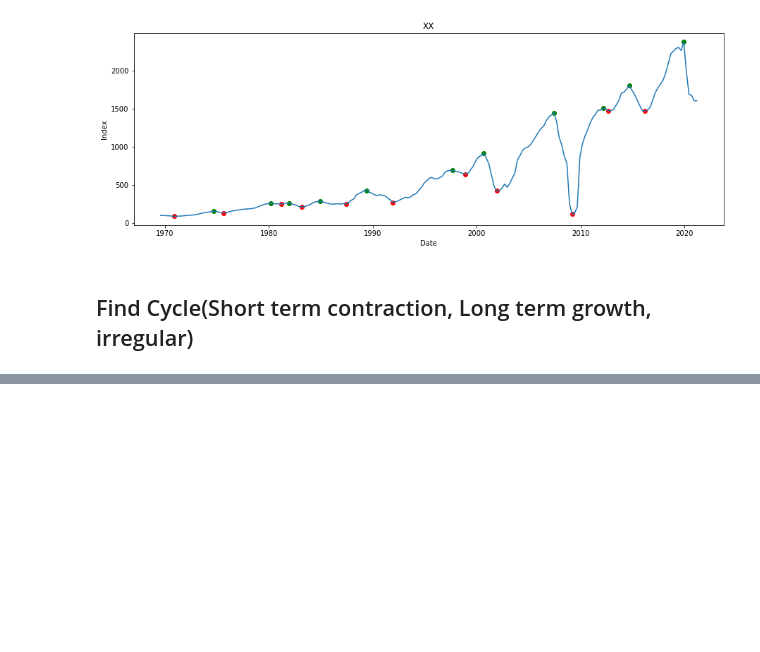
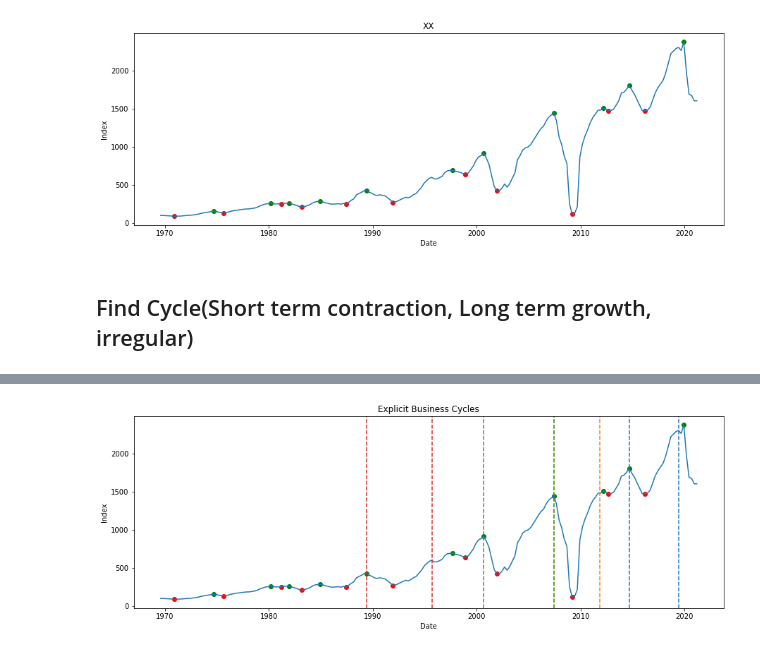
Before and after one commit to chenxd2/DSI-KPMG-Capstone, a Jupyter notebook: Target Variable Visualization.ipynb, the cells around one changed output, grey strips where cells are left out. Drawn from its saved outputs; the diff is of its cells as text; code cells hidden in the pictures; blank space fills up the shorter version.

```diff
--- a/Target Variable Visualization.ipynb
+++ b/Target Variable Visualization.ipynb
@@ -87,0 +67,6 @@ cycles.loc[cycles['doc'] >= 0.05]
+# %%
+cycles = detect_cycles(df['SP500-Index'] )
+
+# filter out distictive business cycle, depth >= 0.025
+cycles_deep = cycles.loc[cycles['doc'] >= 0.025]
+cycles_deep
@@ -87,0 +79,23 @@ cycles.loc[cycles['doc'] >= 0.05]
+# %%
+#
+y = df['SP500-Index']
+x = df['Date']
+color_l = sns.color_palette("tab10", cycles_deep.shape[0])
+
+plt.figure(figsize=(15,5))
+plt.plot(x, y)
+color_pointer = 0
+for index, row in cycles_deep.iterrows():
+    x_start = row['t_start']
+    x_end = row['t_end']
+    plt.axvline(df['Date'].loc[x_start], color=color_l[color_pointer], linestyle='--')
+    plt.axvline(df['Date'].loc[x_end], color=color_l[color_pointer], linestyle='--')
+    color_pointer +=1
+plt.scatter(df.iloc[ilocs_min]['Date'], df.iloc[ilocs_min]['SP500-Index'], color = 'red')
+plt.scatter(df.iloc[ilocs_max]['Date'], df.iloc[ilocs_max]['SP500-Index'], color ='green')
+plt.xlabel('Date')
+plt.ylabel('Index')
+plt.title('Explicit Business Cycles')
+plt.show()
+# %% [output]
+[figure, added]
```
Also changed, not shown: parts of 12 cells of this notebook, 1 other file.
